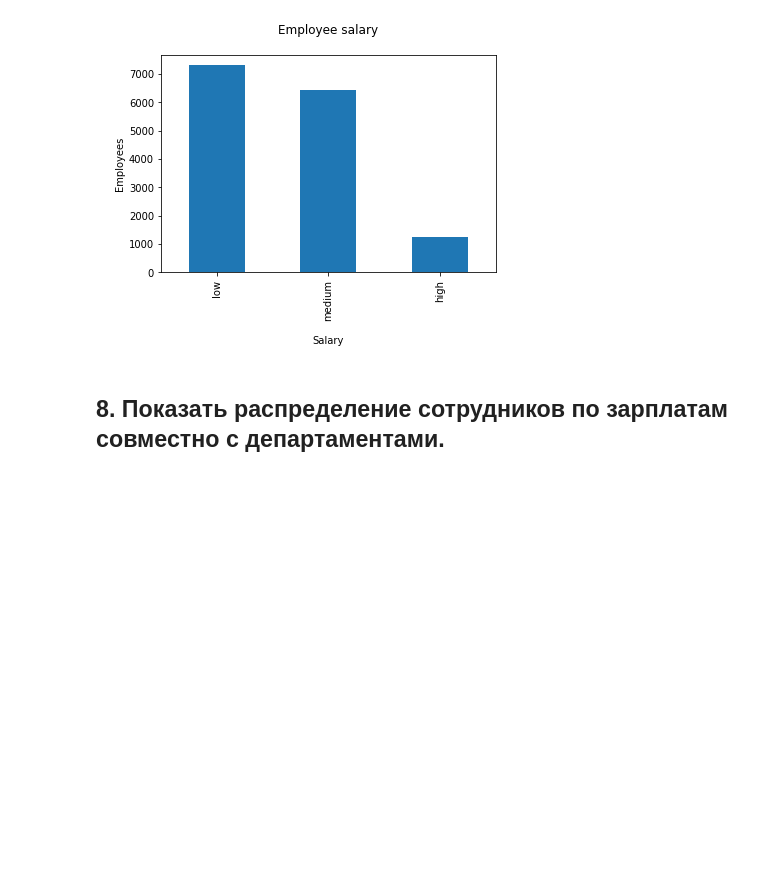
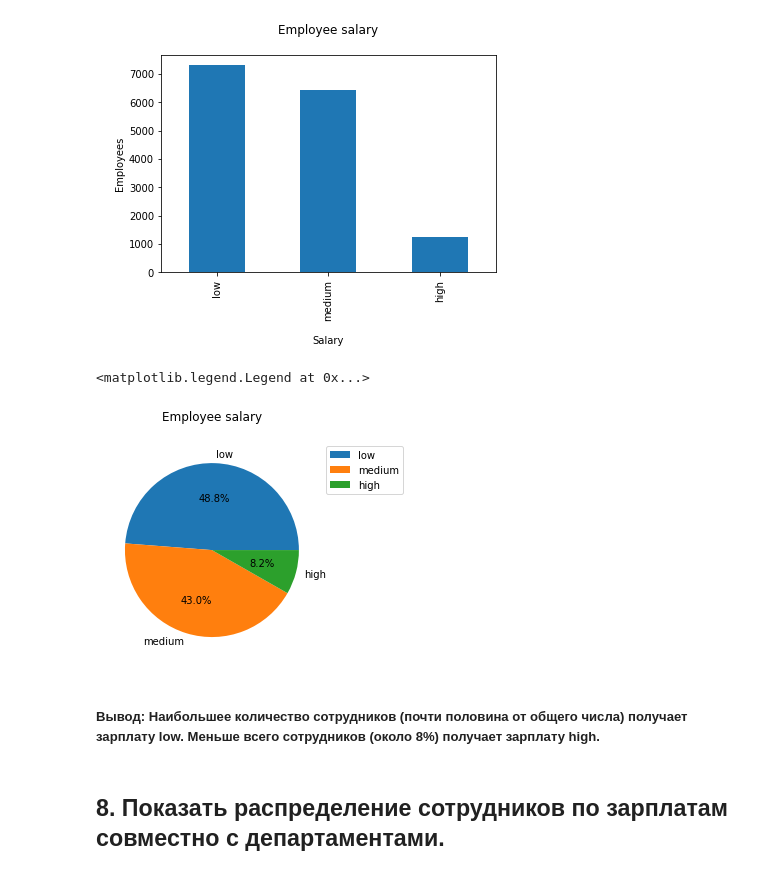
Before and after one commit to Natalya2383/python_basics_homework, a Jupyter notebook: 23_Дипломная работа_PYDA-8/Дипломная работа_PYDA-8_version2.ipynb, the cells around one changed output. Saved outputs shown, nothing was run; the diff lists cells and outputs as text; code cells hidden in the pictures; blank space fills up the shorter version.

```diff
--- a/23_Дипломная работа_PYDA-8/Дипломная работа_PYDA-8.ipynb
+++ b/23_Дипломная работа_PYDA-8/Дипломная работа_PYDA-8_version2.ipynb
@@ -225,6 +253,17 @@ plt.ylabel('\nEmployees')
 # %% [output]
 Text(0, 0.5, '\nEmployees')
 [figure]
+# %%
+# pie-график
+employee_salary.plot(kind='pie', y='booking', autopct='%1.1f%%')
+plt.title('Employee salary\n')
+plt.ylabel('')
+plt.legend(loc='upper left', bbox_to_anchor=(1.0, 1.0))
+# %% [output]
+<matplotlib.legend.Legend at 0x...>
+[figure, added]
+# %% [markdown]
+##### Вывод: Наибольшее количество сотрудников (почти половина от общего числа) получает зарплату low. Меньше всего сотрудников (около 8%) получает зарплату high.
 # %% [markdown]
 ## 8. Показать распределение сотрудников по зарплатам совместно с департаментами.
 # %%
```
Also changed, not shown: parts of 21 cells of this notebook.
